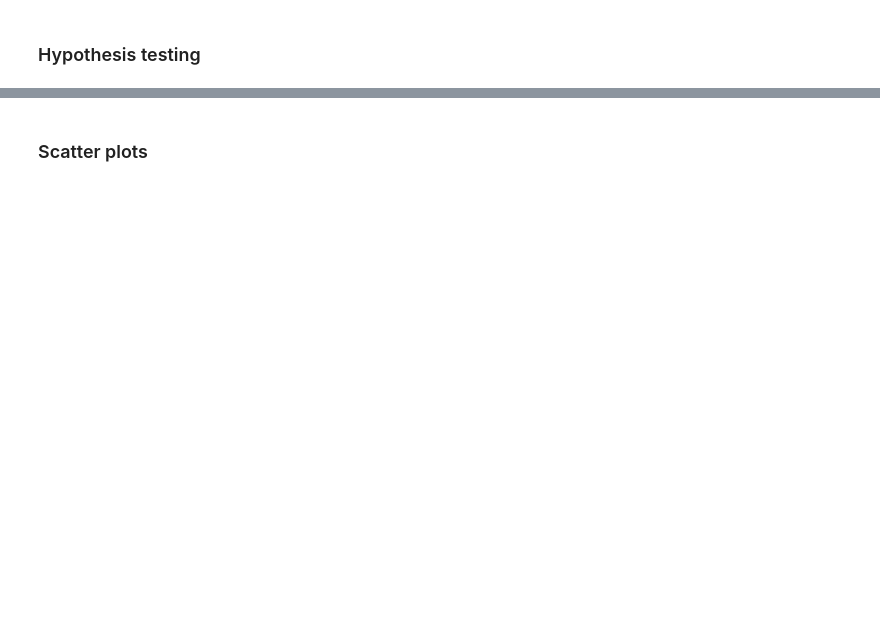
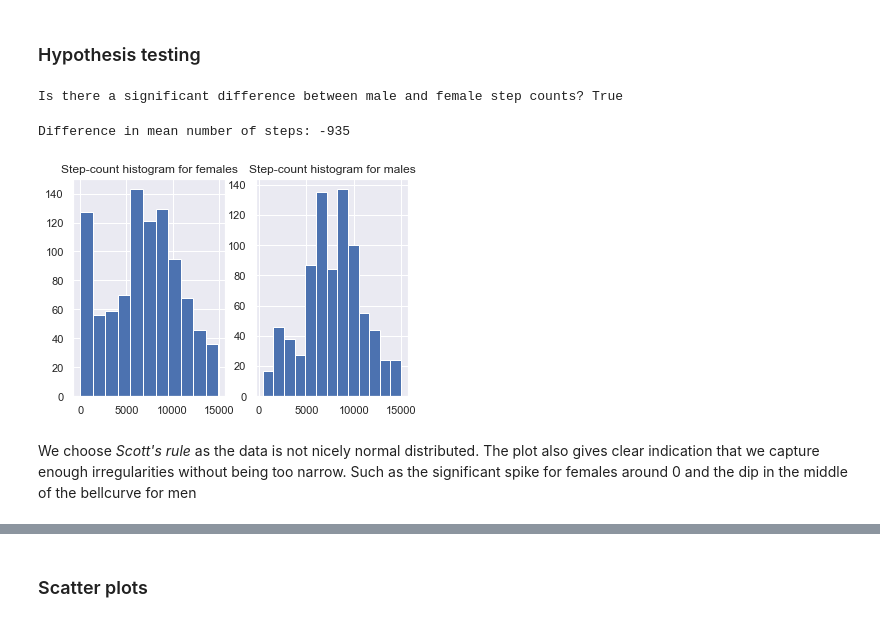
Before and after one commit to simonmoesorensen/socialdata2022, a Jupyter notebook: assignments/Assignment1.ipynb, the cells around one changed output, grey strips where cells are left out. Saved outputs shown, nothing was run; the diff lists cells and outputs as text; code cells hidden in the pictures; blank space fills up the shorter version.

```diff
--- a/assignments/Assignment1.ipynb
+++ b/assignments/Assignment1.ipynb
@@ -30,6 +30,8 @@ focuscrimes = ['WEAPON LAWS', 'PROSTITUTION', 'DRIVING UNDER THE INFLUENCE', 'RO
 import pandas as pd
 import seaborn as sns
 import matplotlib.pyplot as plt
+
+sns.set_theme()
 # %%
 df_raw = pd.read_csv('Police_Department_Incident_Reports__Historical_2003_to_May_2018.csv')
 
@@ -163,2 +163,30 @@ In the exercise below, there is a selection of questions from Week 3, Part 1. Pl
 # %% [markdown]
 ### Hypothesis testing
+# %%
+female = pd.read_csv("https://raw.githubusercontent.com/suneman/socialdata2022/main/files/data9b_f.csv")
+male = pd.read_csv("https://raw.githubusercontent.com/suneman/socialdata2022/main/files/data9b_m.csv")
+# %%
+from scipy.stats import ttest_ind
+
+res = ttest_ind(female['steps'], male['steps'])
+
+print(f'Is there a significant difference between male and female step counts? {res.pvalue < 0.05}')
+# %% [output]
+Is there a significant difference between male and female step counts? True
+# %%
+print(f"Difference in mean number of steps: {(female.steps.mean() - male.steps.mean()):.0f}")
+# %% [output]
+Difference in mean number of steps: -935
+# %%
+f, (ax1, ax2) = plt.subplots(1, 2)
+female['steps'].hist(bins='scott', ax=ax1)
+ax1.set_title('Step-count histogram for females')
+
+male['steps'].hist(bins='scott', ax=ax2)
+ax2.set_title('Step-count histogram for males')
+
+plt.show()
+# %% [output]
+[figure, added]
+# %% [markdown]
+We choose _Scott's rule_ as the data is not nicely normal distributed. The plot also gives clear indication that we capture enough irregularities without being too narrow. Such as the significant spike for females around 0 and the dip in the middle of the bellcurve for men
```
Also changed, not shown: parts of 5 cells of this notebook.
